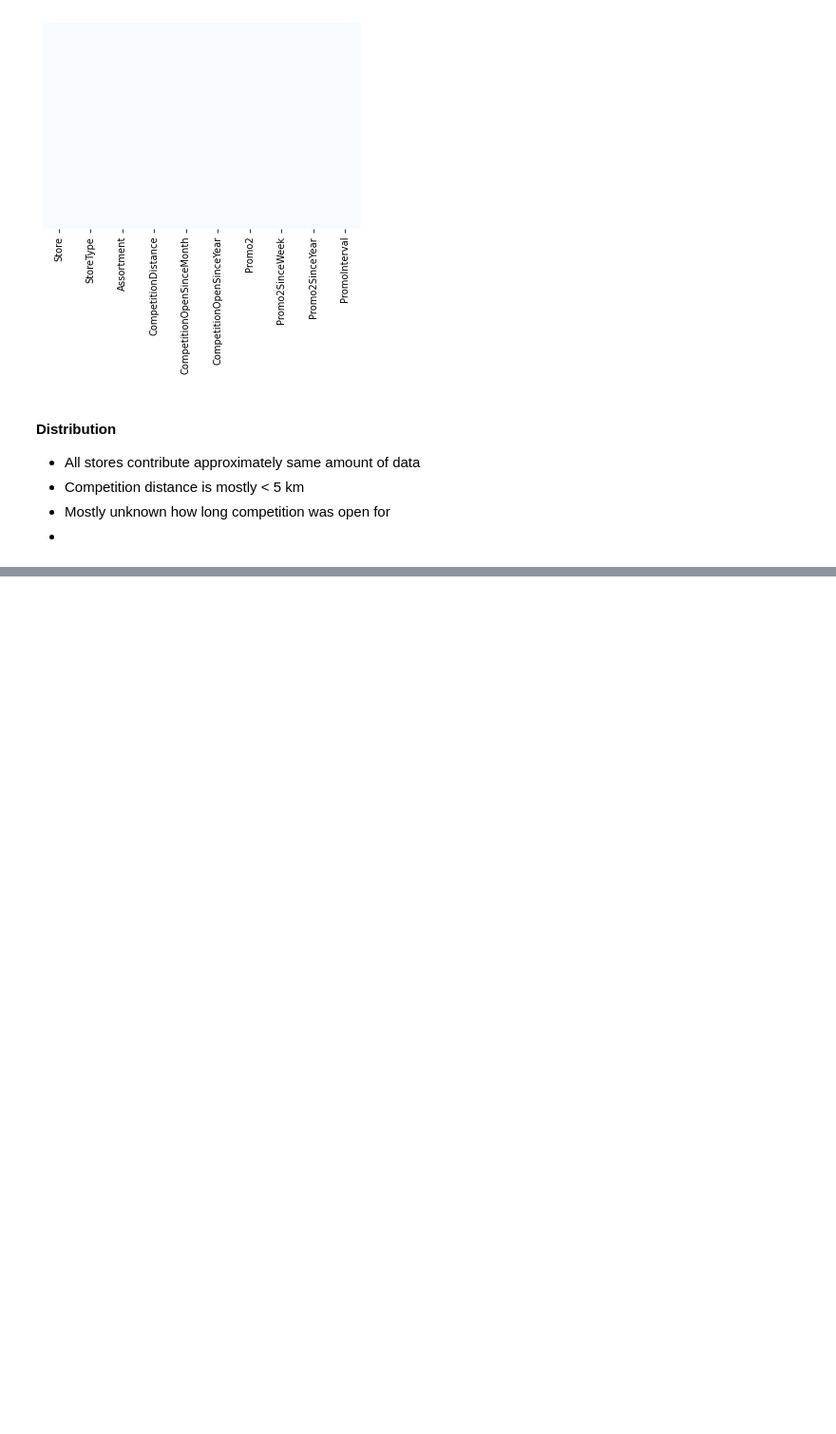
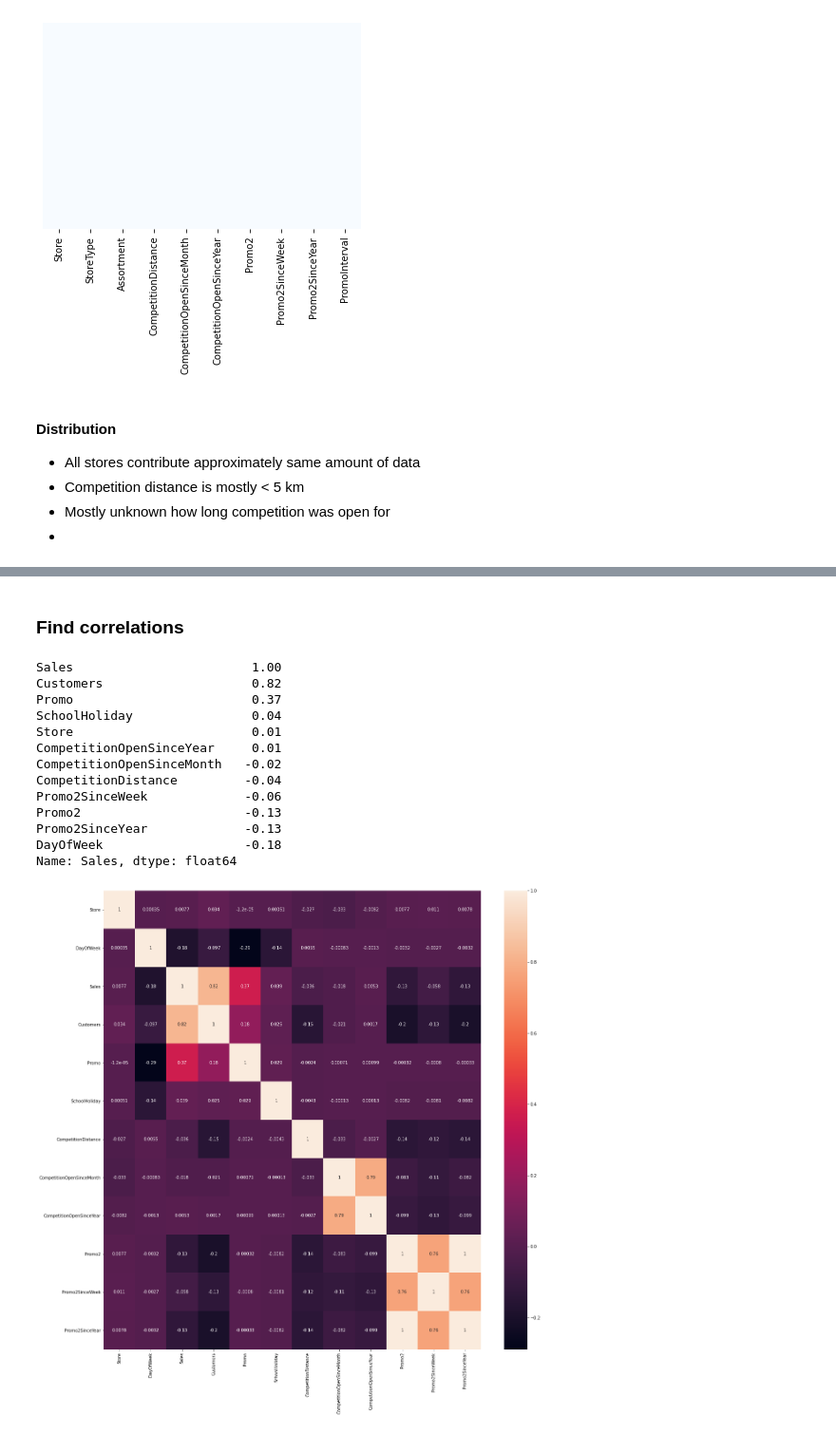
Before and after one commit to JSchoeck/portfolio, a Jupyter notebook: Demos/Case Study Sales/Case Study Sales.ipynb, the cells around one changed output, grey strips where cells are left out. Shown at 95% size. Drawn from its saved outputs; the diff is of its cells as text; code cells hidden in the pictures; blank space fills up the shorter version.

```diff
--- a/Demos/Case Study Sales/Case Study Sales.ipynb
+++ b/Demos/Case Study Sales/Case Study Sales.ipynb
@@ -142,6 +158,0 @@ Open stores:  844392
-# %%
-try:
-    df_train_open.drop(['Open'], axis=1, inplace=True)
-except:
-    pass
-df_train_open.describe()
@@ -263,0 +259,4 @@ array([[<AxesSubplot:title={'center':'Store'}>,
+# %%
+#df_total = df_train_sales.merge(on='Store', right=df_store_info)
+df_total = df_train_open.merge(on='Store', right=df_store_info)
+df_total.sample(5)
@@ -263,0 +270,22 @@ array([[<AxesSubplot:title={'center':'Store'}>,
+# %% [markdown]
+### Find correlations
+# %%
+correlations = df_total.corr()
+print(correlations['Sales'].sort_values(ascending=False))#[1:])
+f, axis = plt.subplots(figsize=(20,20))
+sns.heatmap(correlations, annot=True);
+# %% [output]
+Sales                        1.00
+Customers                    0.82
+Promo                        0.37
+SchoolHoliday                0.04
+Store                        0.01
+CompetitionOpenSinceYear     0.01
+CompetitionOpenSinceMonth   -0.02
+CompetitionDistance         -0.04
+Promo2SinceWeek             -0.06
+Promo2                      -0.13
+Promo2SinceYear             -0.13
+DayOfWeek                   -0.18
+Name: Sales, dtype: float64
+[figure, added]
```
Also changed, not shown: parts of 19 cells of this notebook.
